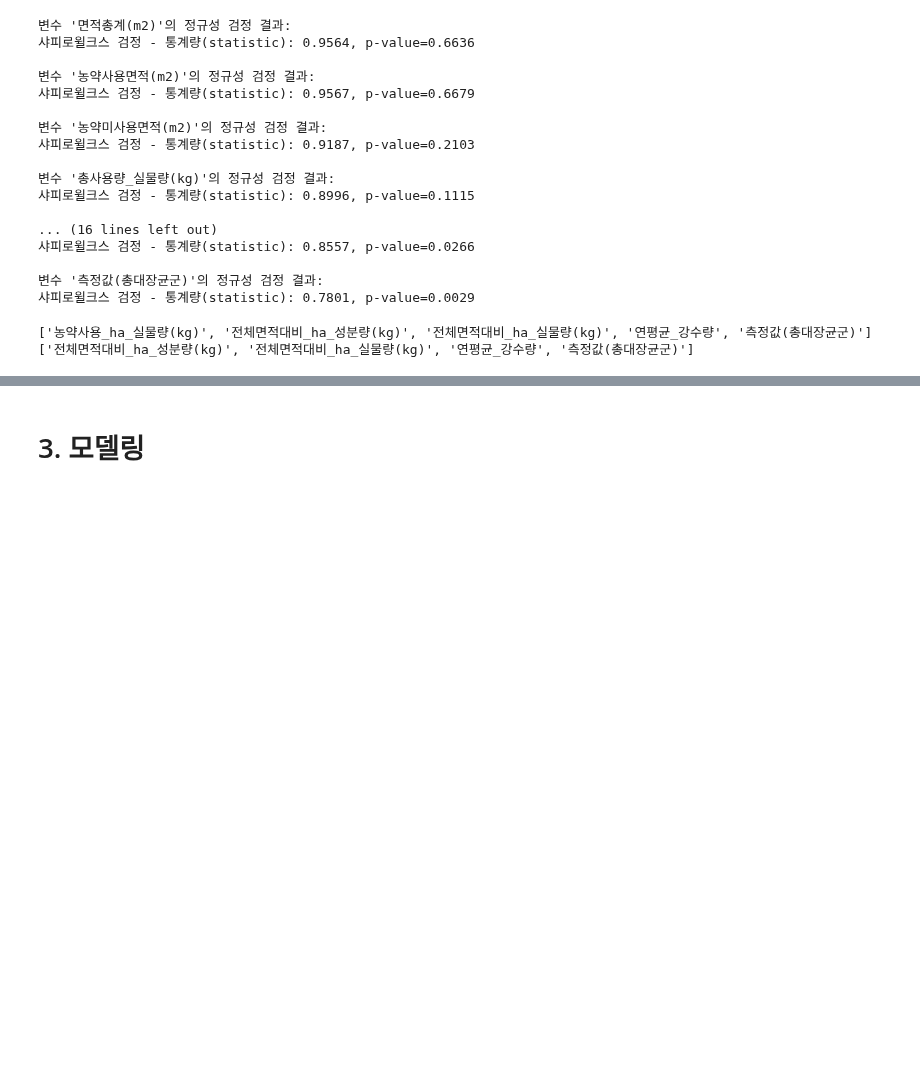
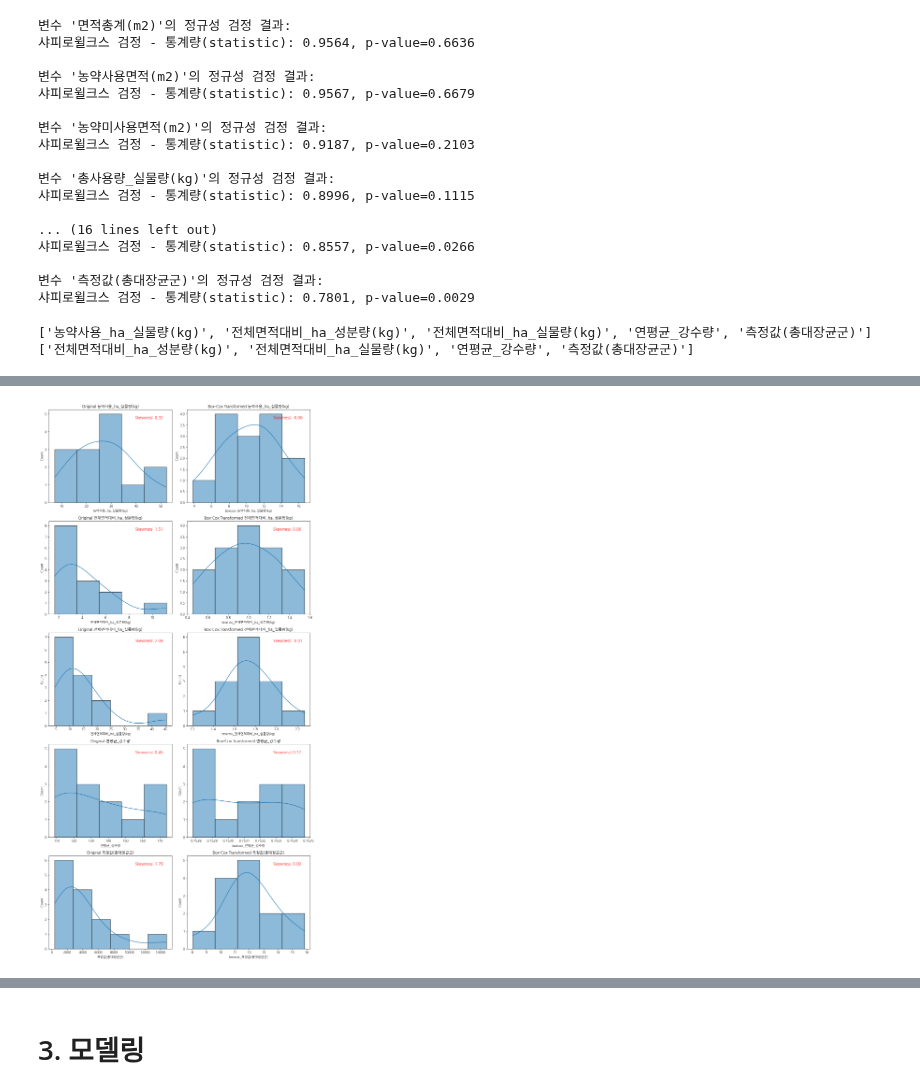
Before and after one commit to viola2002/dartb, a Jupyter notebook: contest/2024ecothon/code/modeling_demo.ipynb, the cells around one changed output, grey strips where cells are left out. Drawn from its saved outputs; the diff is of its cells as text; code cells hidden in the pictures; blank space fills up the shorter version.

```diff
--- a/contest/2024ecothon/code/modeling_demo.ipynb
+++ b/contest/2024ecothon/code/modeling_demo.ipynb
@@ -329,0 +435,4 @@ train.head()
+# %%
+test = TransDistComp(test, train_non_norm) #train을 기준으로 정규화
+# %% [output]
+[figure, added]
```
Also changed, not shown: parts of 19 cells of this notebook.
